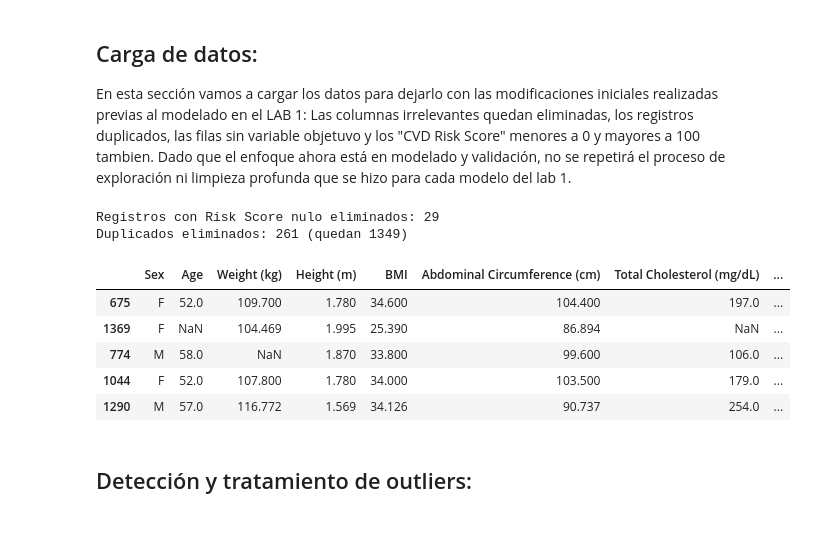
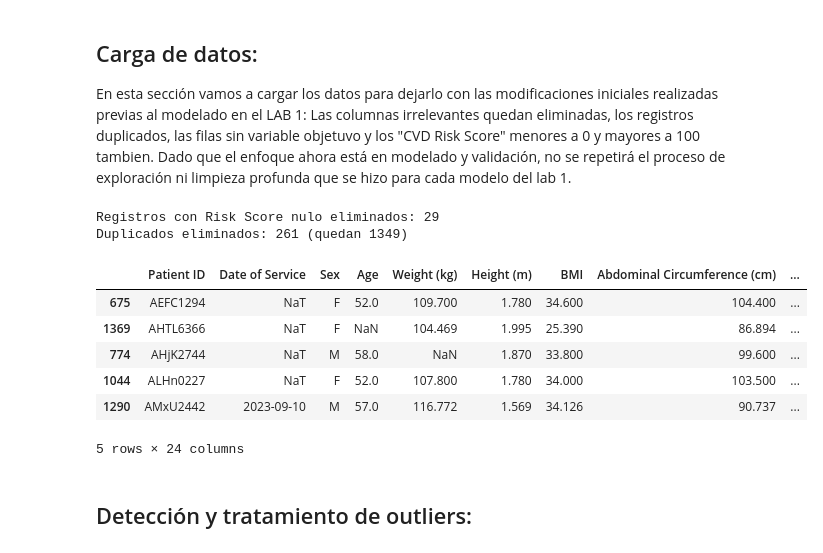
Before and after one commit to lfelipesales/Laboratorios-AprendizajeDeMaquina, a Jupyter notebook: LAB2/Laboratorio2.ipynb, the cells around one changed output. Cells and saved outputs as stored; diff of their text form; code cells hidden in the pictures.

```diff
--- a/LAB2/Laboratorio2.ipynb
+++ b/LAB2/Laboratorio2.ipynb
@@ -31,33 +31,28 @@ df = df_real.copy()
 # %%
 target = "CVD Risk Score"
 cantNulos = df[target].isnull().sum()
 df = df.dropna(subset=[target])
 print(f"Registros con Risk Score nulo eliminados: {cantNulos}")
 
 antes = df.shape[0]
 df["Date of Service"] = pd.to_datetime(df["Date of Service"], errors="coerce")
 df = df.sort_values(["Patient ID", "Date of Service"])
 df = df.drop_duplicates(subset="Patient ID", keep="last")
 desp = df.shape[0]
 print(f"Duplicados eliminados: {antes - desp} (quedan {desp})")
 
 
-df = df.drop(["Patient ID", "Date of Service",
-        "Blood Pressure (mmHg)", "Blood Pressure Category",
-        "CVD Risk Level"], axis =1)
-
-df["CVD Risk Score"] = df["CVD Risk Score"].clip(0, 100)
-
 df.head()
 # %% [output]
 Registros con Risk Score nulo eliminados: 29
 Duplicados eliminados: 261 (quedan 1349)
-|  | Sex | Age | Weight (kg) | Height (m) | BMI | Abdominal Circumference (cm) | Total Cholesterol (mg/dL) | ... |
-| 675 | F | 52.0 | 109.700 | 1.780 | 34.600 | 104.400 | 197.0 | ... |
-| 1369 | F | NaN | 104.469 | 1.995 | 25.390 | 86.894 | NaN | ... |
-| 774 | M | 58.0 | NaN | 1.870 | 33.800 | 99.600 | 106.0 | ... |
-| 1044 | F | 52.0 | 107.800 | 1.780 | 34.000 | 103.500 | 179.0 | ... |
-| 1290 | M | 57.0 | 116.772 | 1.569 | 34.126 | 90.737 | 254.0 | ... |
+|  | Patient ID | Date of Service | Sex | Age | Weight (kg) | Height (m) | BMI | Abdominal Circumference (cm) | ... |
+| 675 | AEFC1294 | NaT | F | 52.0 | 109.700 | 1.780 | 34.600 | 104.400 | ... |
+| 1369 | AHTL6366 | NaT | F | NaN | 104.469 | 1.995 | 25.390 | 86.894 | ... |
+| 774 | AHjK2744 | NaT | M | 58.0 | NaN | 1.870 | 33.800 | 99.600 | ... |
+| 1044 | ALHn0227 | NaT | F | 52.0 | 107.800 | 1.780 | 34.000 | 103.500 | ... |
+| 1290 | AMxU2442 | 2023-09-10 | M | 57.0 | 116.772 | 1.569 | 34.126 | 90.737 | ... |
+5 rows × 24 columns
 # %% [markdown]
 ## Detección y tratamiento de outliers:
 # %% [markdown]
```
Also changed, not shown: parts of 56 cells of this notebook, 1 other file.
